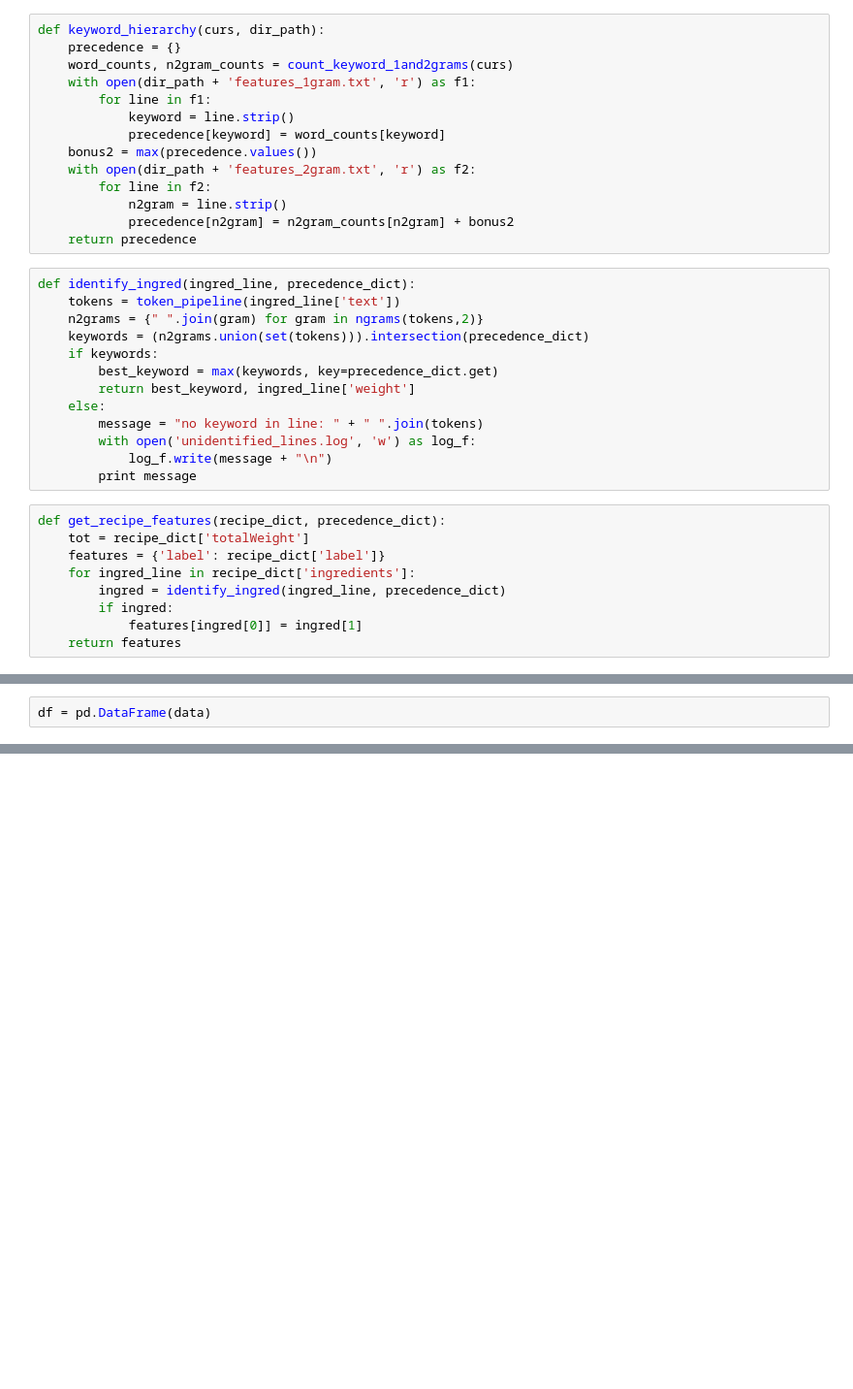
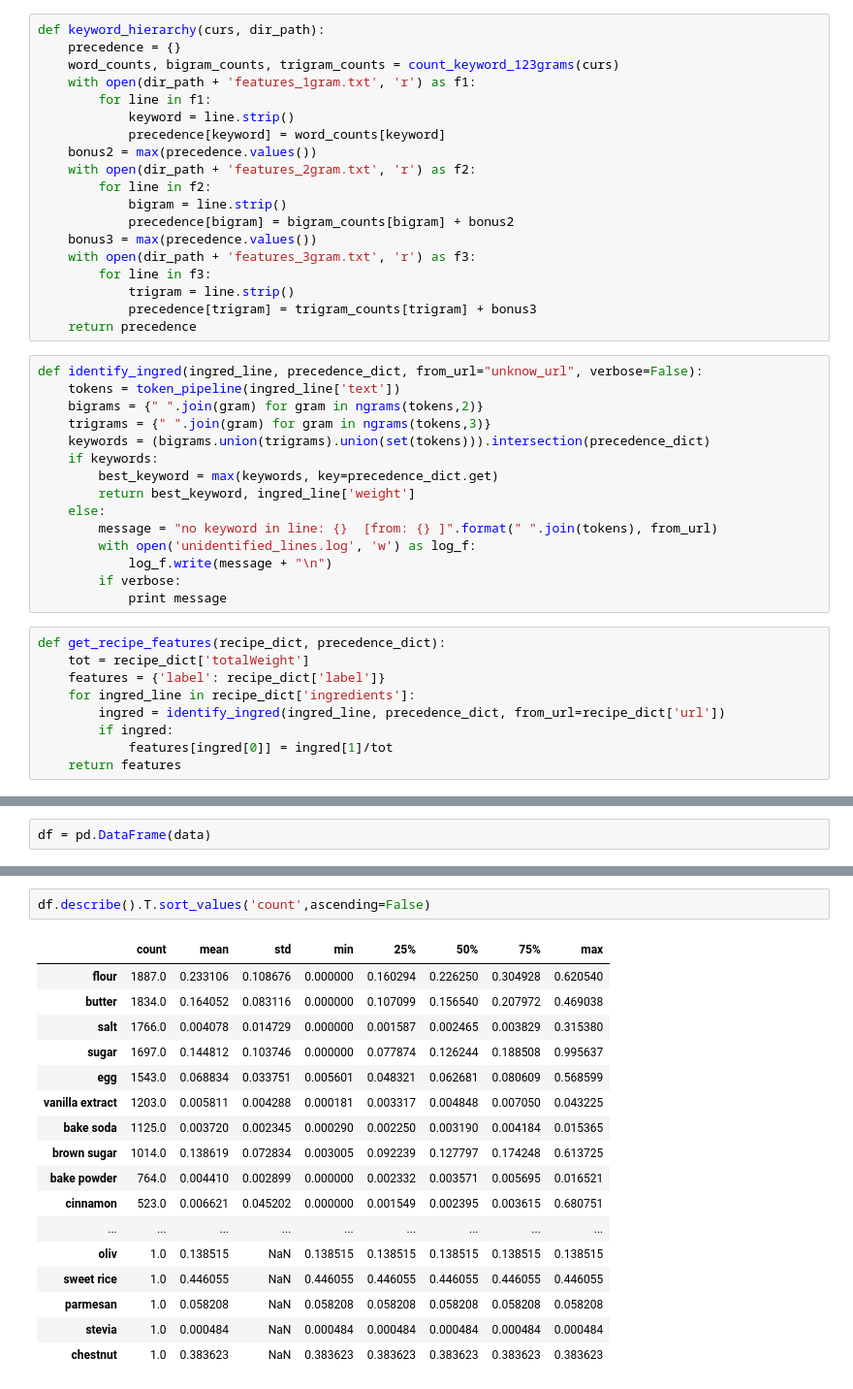
Before and after one commit to cshishido/capstone, a Jupyter notebook: feature_matrix.ipynb, the cells around one changed output, grey strips where cells are left out. Shown at 97% size. Cells and saved outputs as stored; diff of their text form; blank space fills up the shorter version.

```diff
--- a/feature_matrix.ipynb
+++ b/feature_matrix.ipynb
@@ -12,7 +18,7 @@ regx = re.compile('cookies', re.IGNORECASE)
 # %%
 def keyword_hierarchy(curs, dir_path):
     precedence = {}
-    word_counts, n2gram_counts = count_keyword_1and2grams(curs)
+    word_counts, bigram_counts, trigram_counts = count_keyword_123grams(curs)
     with open(dir_path + 'features_1gram.txt', 'r') as f1:
         for line in f1:
             keyword = line.strip()
@@ -20,30 +26,37 @@ def keyword_hierarchy(curs, dir_path):
     bonus2 = max(precedence.values())
     with open(dir_path + 'features_2gram.txt', 'r') as f2:
         for line in f2:
-            n2gram = line.strip()
-            precedence[n2gram] = n2gram_counts[n2gram] + bonus2
+            bigram = line.strip()
+            precedence[bigram] = bigram_counts[bigram] + bonus2
+    bonus3 = max(precedence.values())
+    with open(dir_path + 'features_3gram.txt', 'r') as f3:
+        for line in f3:
+            trigram = line.strip()
+            precedence[trigram] = trigram_counts[trigram] + bonus3
     return precedence
 # %%
-def identify_ingred(ingred_line, precedence_dict):
+def identify_ingred(ingred_line, precedence_dict, from_url="unknow_url", verbose=False):
     tokens = token_pipeline(ingred_line['text'])
-    n2grams = {" ".join(gram) for gram in ngrams(tokens,2)}
-    keywords = (n2grams.union(set(tokens))).intersection(precedence_dict)
+    bigrams = {" ".join(gram) for gram in ngrams(tokens,2)}
+    trigrams = {" ".join(gram) for gram in ngrams(tokens,3)}
+    keywords = (bigrams.union(trigrams).union(set(tokens))).intersection(precedence_dict)
     if keywords:
         best_keyword = max(keywords, key=precedence_dict.get)
         return best_keyword, ingred_line['weight']
     else:
-        message = "no keyword in line: " + " ".join(tokens)
+        message = "no keyword in line: {}  [from: {} ]".format(" ".join(tokens), from_url)
         with open('unidentified_lines.log', 'w') as log_f:
             log_f.write(message + "\n")
-        print message
+        if verbose:
+            print message
 # %%
 def get_recipe_features(recipe_dict, precedence_dict):
     tot = recipe_dict['totalWeight']
     features = {'label': recipe_dict['label']}
     for ingred_line in recipe_dict['ingredients']:
-        ingred = identify_ingred(ingred_line, precedence_dict)
+        ingred = identify_ingred(ingred_line, precedence_dict, from_url=recipe_dict['url'])
         if ingred:
-            features[ingred[0]] = ingred[1]
+            features[ingred[0]] = ingred[1]/tot
     return features
 # %%
 precedence = keyword_hierarchy(db.eda_cookies.find({"label":regx}), 'src/')
@@ -118,0 +94,20 @@ yes
+# %%
+df.describe().T.sort_values('count',ascending=False)
+# %% [output]
+|  | count | mean | std | min | 25% | 50% | 75% | max |
+| flour | 1887.0 | 0.233106 | 0.108676 | 0.000000 | 0.160294 | 0.226250 | 0.304928 | 0.620540 |
+| butter | 1834.0 | 0.164052 | 0.083116 | 0.000000 | 0.107099 | 0.156540 | 0.207972 | 0.469038 |
+| salt | 1766.0 | 0.004078 | 0.014729 | 0.000000 | 0.001587 | 0.002465 | 0.003829 | 0.315380 |
+| sugar | 1697.0 | 0.144812 | 0.103746 | 0.000000 | 0.077874 | 0.126244 | 0.188508 | 0.995637 |
+| egg | 1543.0 | 0.068834 | 0.033751 | 0.005601 | 0.048321 | 0.062681 | 0.080609 | 0.568599 |
+| vanilla extract | 1203.0 | 0.005811 | 0.004288 | 0.000181 | 0.003317 | 0.004848 | 0.007050 | 0.043225 |
+| bake soda | 1125.0 | 0.003720 | 0.002345 | 0.000290 | 0.002250 | 0.003190 | 0.004184 | 0.015365 |
+| brown sugar | 1014.0 | 0.138619 | 0.072834 | 0.003005 | 0.092239 | 0.127797 | 0.174248 | 0.613725 |
+| bake powder | 764.0 | 0.004410 | 0.002899 | 0.000000 | 0.002332 | 0.003571 | 0.005695 | 0.016521 |
+| cinnamon | 523.0 | 0.006621 | 0.045202 | 0.000000 | 0.001549 | 0.002395 | 0.003615 | 0.680751 |
+| ... | ... | ... | ... | ... | ... | ... | ... | ... |
+| oliv | 1.0 | 0.138515 | NaN | 0.138515 | 0.138515 | 0.138515 | 0.138515 | 0.138515 |
+| sweet rice | 1.0 | 0.446055 | NaN | 0.446055 | 0.446055 | 0.446055 | 0.446055 | 0.446055 |
+| parmesan | 1.0 | 0.058208 | NaN | 0.058208 | 0.058208 | 0.058208 | 0.058208 | 0.058208 |
+| stevia | 1.0 | 0.000484 | NaN | 0.000484 | 0.000484 | 0.000484 | 0.000484 | 0.000484 |
+| chestnut | 1.0 | 0.383623 | NaN | 0.383623 | 0.383623 | 0.383623 | 0.383623 | 0.383623 |
```
Also changed, not shown: parts of 37 cells of this notebook, 8 other files.
